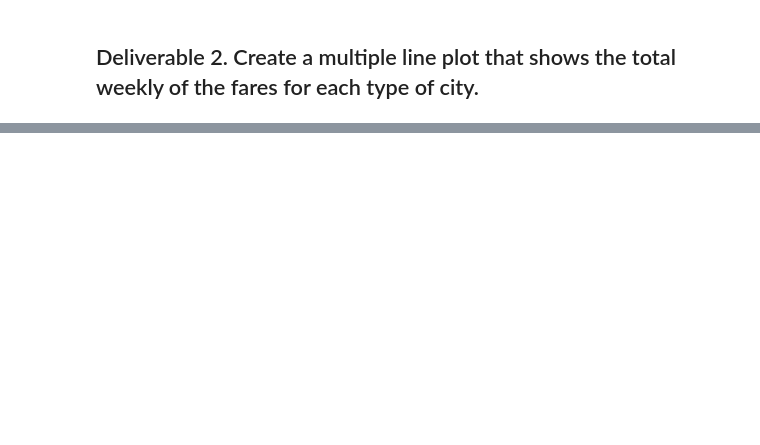
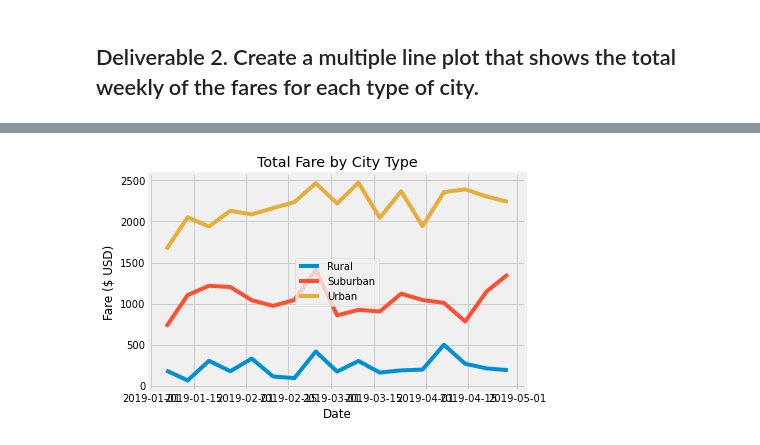
Before and after one commit to sbull32/PyBer_Analysis, a Jupyter notebook: PyBer_Challenge.ipynb, the cells around one changed output, grey strips where cells are left out. Saved outputs shown, nothing was run; the diff lists cells and outputs as text; code cells hidden in the pictures; blank space fills up the shorter version.

```diff
--- a/PyBer_Challenge.ipynb
+++ b/PyBer_Challenge.ipynb
@@ -198,3 +142,4 @@ TypeError: unsupported format string passed to Series.__format__
 # %%
-# 4. Create a pivot table with the 'date' as the index, the columns ='type', and values='fare'
-# to get the total fares for each type of city by the date.
+# 4. Create a pivot table with the 'date' as the index, the columns ='type', and values='fare' to get the total fares for each type of city by the date.
+fares_by_date_pivot = fares_by_date_df.pivot(index='date', columns='type', values='fare')
+fares_by_date_pivot.head()
@@ -201,2 +154,4 @@ TypeError: unsupported format string passed to Series.__format__
 # %%
 # 5. Create a new DataFrame from the pivot table DataFrame using loc on the given dates, '2019-01-01':'2019-04-29'.
+fares_by_date_jan19_apr19 = fares_by_date_pivot.loc['2019-01-01':'2019-04-29']
+fares_by_date_jan19_apr19.head()
@@ -203,5 +166,6 @@ TypeError: unsupported format string passed to Series.__format__
 # %%
 # 6. Set the "date" index to datetime datatype. This is necessary to use the resample() method in Step 8.
 # df.index = pd.to_datetime(df.index)
+fares_by_date_jan19_apr19.index=pd.to_datetime(fares_by_date_jan19_apr19.index)
 # %%
 # 7. Check that the datatype for the index is datetime using df.info()
@@ -208,2 +184,4 @@ TypeError: unsupported format string passed to Series.__format__
 # %%
 # 8. Create a new DataFrame using the "resample()" function by week 'W' and get the sum of the fares for each week.
+weekly_fares_jan19_apr19_df = fares_by_date_jan19_apr19.resample('W').sum()
+weekly_fares_jan19_apr19_df.head()
@@ -210,7 +196,18 @@ TypeError: unsupported format string passed to Series.__format__
 # %%
-# 8. Using the object-oriented interface method, plot the resample DataFrame using the df.plot() function.
-
+#### 8. Using the object-oriented interface method, plot the resample DataFrame using the df.plot() function.
+import matplotlib
+import matplotlib.pyplot as plt
+import numpy as np
 # Import the style from Matplotlib.
 from matplotlib import style
-# Use the graph style fivethirtyeight.
-style.use('fivethirtyeight')
+
+fig, ax = plt.subplots()
+ax.plot(weekly_fares_jan19_apr19_df)
+ax.set(xlabel='Date', ylabel='Fare ($ USD)', title='Total Fare by City Type')
+ax.legend(weekly_fares_jan19_apr19_df)
+plt.style.use('fivethirtyeight')
+
+fig.savefig("PyBer_fare_summary.png")
+plt.show()
+# %% [output]
+[figure, added]
```
Also changed, not shown: parts of 22 cells of this notebook, 7 other files.
